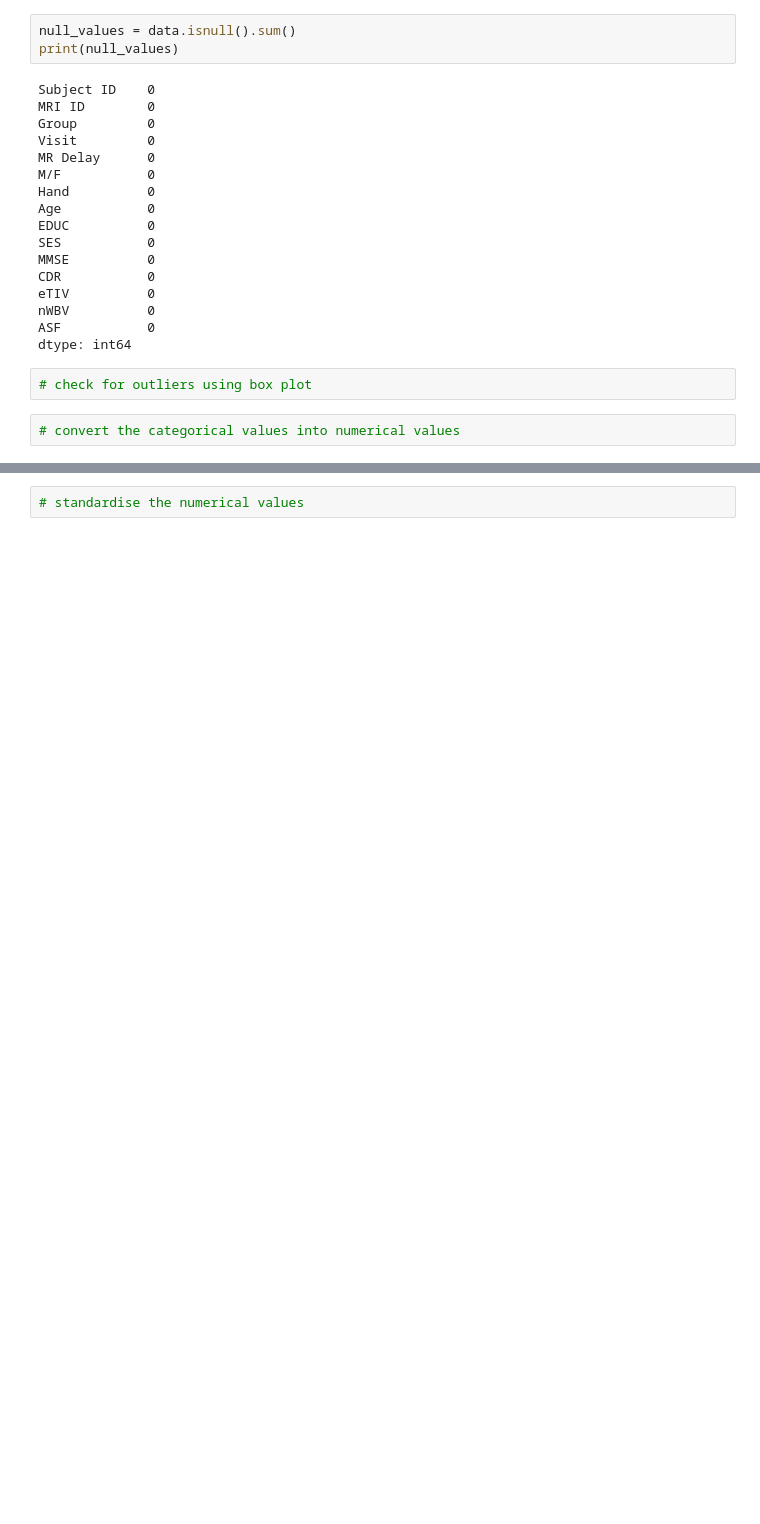
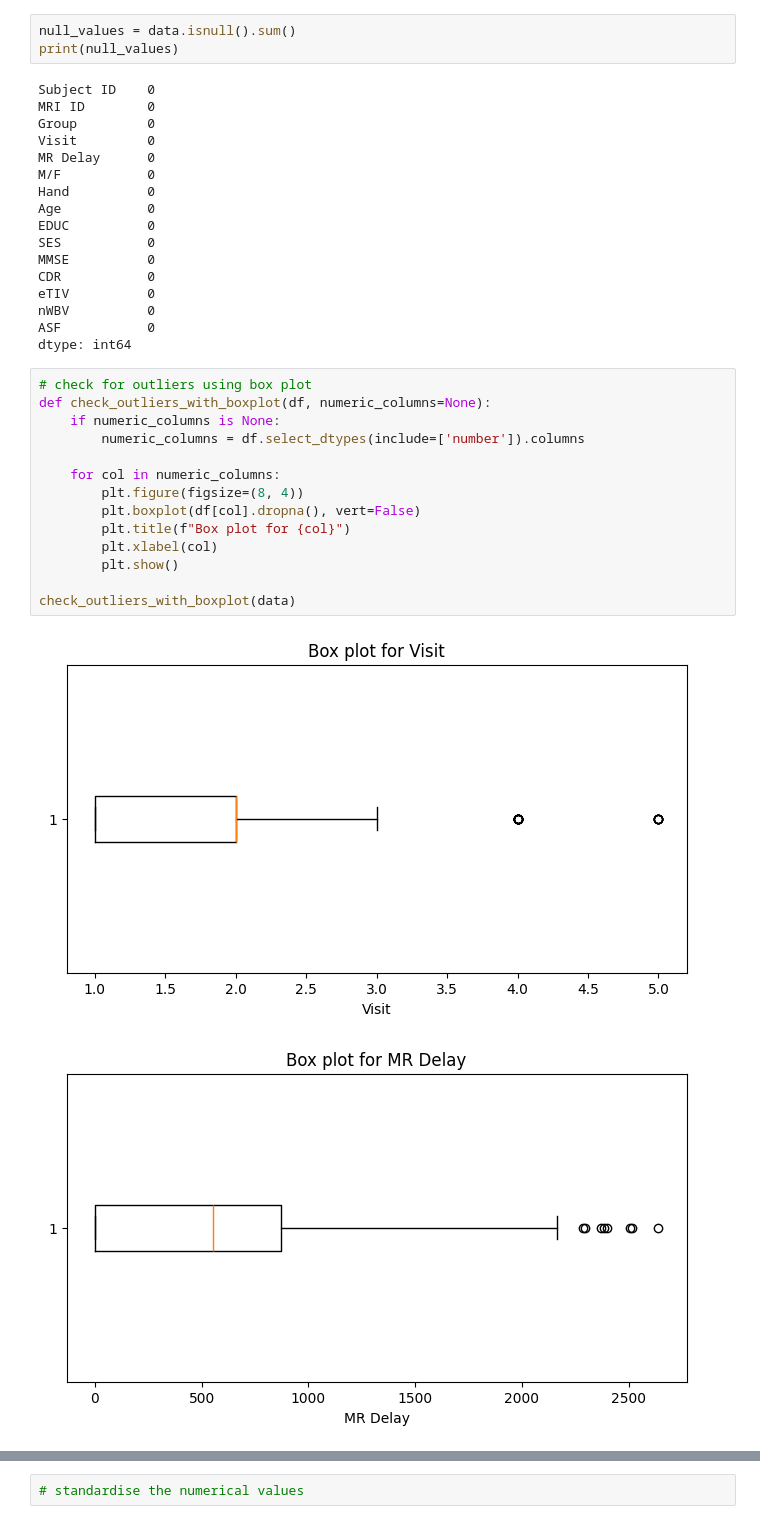
Before and after one commit to Khushboo-Verma2004/AI-ML-2, a Jupyter notebook: Dementia Prediction/Dementia_Prediction.ipynb, the cells around one changed output, grey strips where cells are left out. Cells and saved outputs as stored; diff of their text form; blank space fills up the shorter version.

```diff
--- a/Dementia Prediction/Dementia_Prediction.ipynb
+++ b/Dementia Prediction/Dementia_Prediction.ipynb
@@ -115,7 +116,20 @@ eTIV          0
 nWBV          0
 ASF           0
 dtype: int64
-# %%
-# check for outliers using box plot
-# %%
-# convert the categorical values into numerical values
+# %%
+# check for outliers using box plot
+def check_outliers_with_boxplot(df, numeric_columns=None):
+    if numeric_columns is None:
+        numeric_columns = df.select_dtypes(include=['number']).columns
+
+    for col in numeric_columns:
+        plt.figure(figsize=(8, 4))
+        plt.boxplot(df[col].dropna(), vert=False)
+        plt.title(f"Box plot for {col}")
+        plt.xlabel(col)
+        plt.show()
+
+check_outliers_with_boxplot(data)
+# %% [output]
+[figure, added]
+[figure, added]
```
Also changed, not shown: parts of 3 cells of this notebook.
